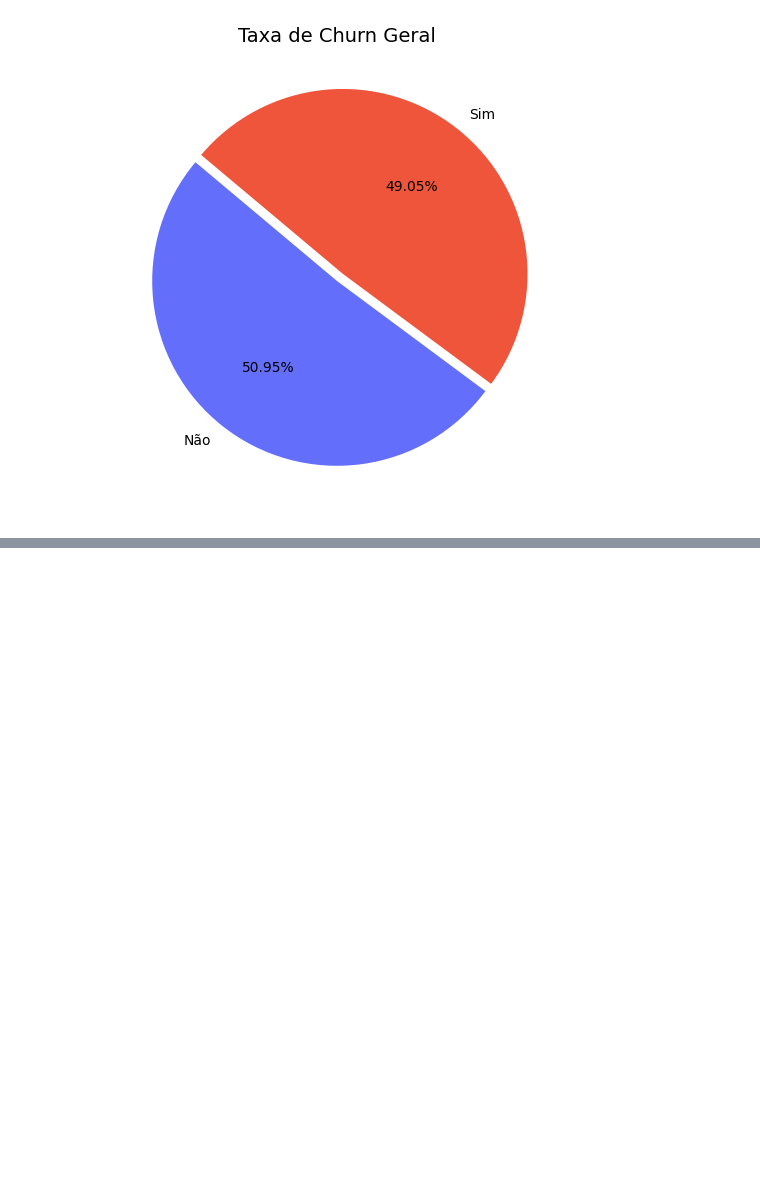
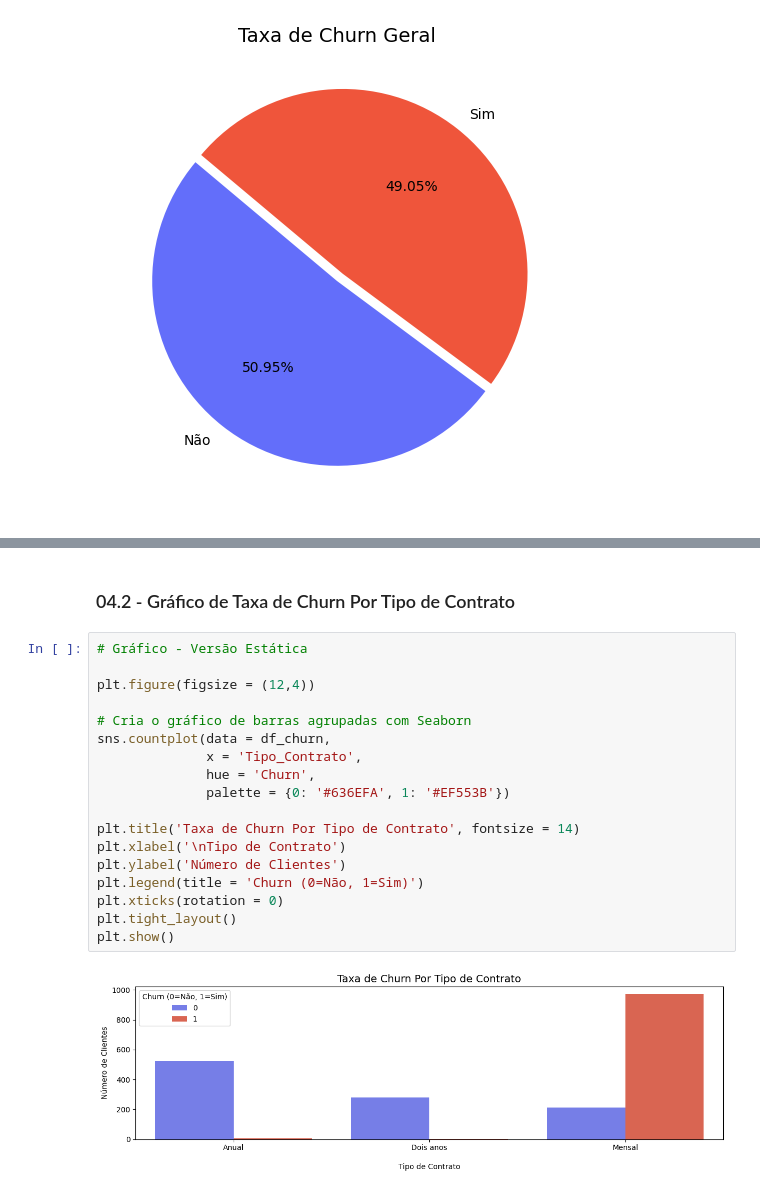
Before and after one commit to marcusvbrangel/fundamentos-linguagem-python-basico-aplicacoes-ia, a Jupyter notebook: chapter-10-statsmodels/mini-projeto-05-statsmodels-analise-churn.ipynb, the cells around one changed output, grey strips where cells are left out. Drawn from its saved outputs; the diff is of its cells as text; blank space fills up the shorter version.

```diff
--- a/chapter-10-statsmodels/mini-projeto-05-statsmodels-analise-churn.ipynb
+++ b/chapter-10-statsmodels/mini-projeto-05-statsmodels-analise-churn.ipynb
@@ -233,0 +262,22 @@ plt.show()
+# %% [markdown]
+### 04.2 - Gráfico de Taxa de Churn Por Tipo de Contrato
+# %%
+# Gráfico - Versão Estática
+
+plt.figure(figsize = (12,4))
+
+# Cria o gráfico de barras agrupadas com Seaborn
+sns.countplot(data = df_churn,
+              x = 'Tipo_Contrato',
+              hue = 'Churn',
+              palette = {0: '#636EFA', 1: '#EF553B'})
+
+plt.title('Taxa de Churn Por Tipo de Contrato', fontsize = 14)
+plt.xlabel('\nTipo de Contrato')
+plt.ylabel('Número de Clientes')
+plt.legend(title = 'Churn (0=Não, 1=Sim)')
+plt.xticks(rotation = 0)
+plt.tight_layout()
+plt.show()
+# %% [output]
+[figure, added]
```
Also changed, not shown: parts of 11 cells of this notebook.
